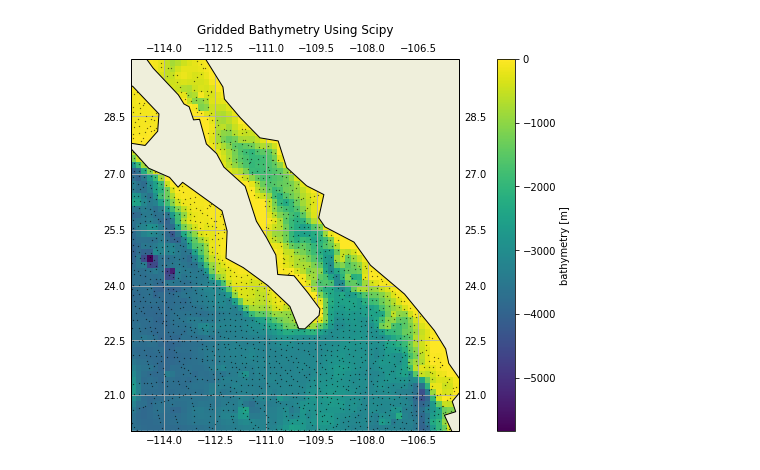
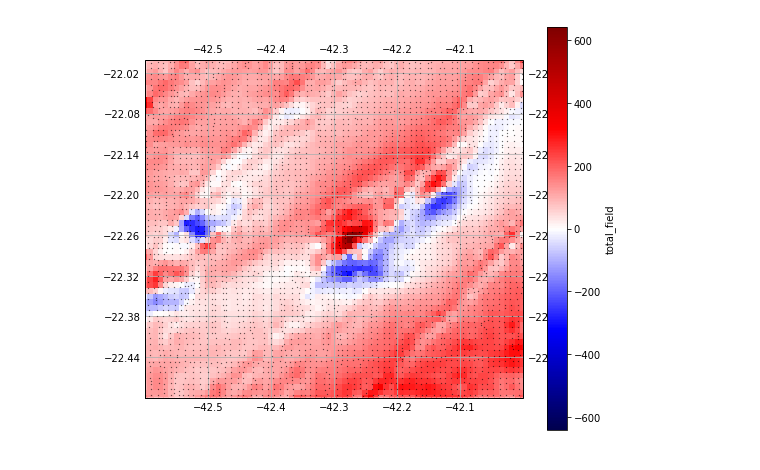
Before and after one commit to fatiando/verde, a Jupyter notebook: sandbox.ipynb, the cells around one changed output. Cells and saved outputs as stored; diff of their text form; code cells hidden in the pictures.

Commit message:
Test on rio data. Seems to working
Using gridded forces doesn't work well for data with large gaps, like
the Baja bathymetry.
Spline blows up on far away points.

```diff
--- a/sandbox.ipynb
+++ b/sandbox.ipynb
@@ -26,0 +14,7 @@ lon, lat, bathymetry = vd.block_reduce(data.longitude, data.latitude,
+# %%
+%%time
+spacing = 0.5/60
+lon, lat, total_field = vd.block_reduce(data.longitude, data.latitude,
+                                        data.total_field_anomaly_nt,
+                                        reduction=np.mean, spacing=spacing)
+print(total_field.size)
@@ -28,9 +26,11 @@ lon, lat, bathymetry = vd.block_reduce(data.longitude, data.latitude,
 # Project the data using pyproj so that we can use it as input for the gridder.
 # We'll set the latitude of true scale to the mean latitude of the data.
 projection = pyproj.Proj(proj='merc', lat_ts=data.latitude.mean())
-easting, northing = projection(lon, lat)
+coordinates = projection(lon, lat)
 # %%
 %%time
 # Now we can set up a gridder for the decimated data
-grd = vd.BiharmonicSpline(fudge=1e-5, shape=(30, 30)).fit(easting, northing, bathymetry)
+#grd = vd.Spline()
+grd = vd.Spline(spacing=spacing*2*1e5)
+grd.fit(coordinates, total_field)
 print("Gridder used:", grd)
@@ -71,0 +50,5 @@ Attributes:
+# %%
+grid = grd.grid(region=region, spacing=spacing, projection=projection,
+                dims=['latitude', 'longitude'], data_names=['total_field'])
+print("Generated geographic grid:")
+print(grid)
@@ -72,27 +66,20 @@ Attributes:
 # %%
-
-
 # Cartopy requires setting the coordinate reference system (CRS) of the
 # original data through the transform argument. Their docs say to use
 # PlateCarree to represent geographic data.
 crs = ccrs.PlateCarree()
 
 plt.figure(figsize=(7, 6))
 # Make a Mercator map of our gridded bathymetry
 ax = plt.axes(projection=ccrs.Mercator())
 ax.set_title("Gridded Bathymetry Using Scipy", pad=25)
 # Plot the gridded bathymetry
-pc = ax.pcolormesh(grid.longitude, grid.latitude, grid.bathymetry_m,
-                   transform=crs, vmax=0)
-cb = plt.colorbar(pc, pad=0.08)
-cb.set_label('bathymetry [m]')
+grid.total_field.plot.pcolormesh(ax=ax, transform=crs, cmap='seismic')
 # Plot the locations of the decimated data
 ax.plot(lon, lat, '.k', markersize=0.5, transform=crs)
-# Plot the land as a solid color
-ax.add_feature(cfeature.LAND, edgecolor='black', zorder=2)
 ax.set_extent(region, crs=crs)
 ax.gridlines(draw_labels=True)
 plt.tight_layout()
 plt.show()
 # %% [output]
-[figure, old version]
+[figure, new version]
```
Also changed, not shown: parts of 11 cells of this notebook.
